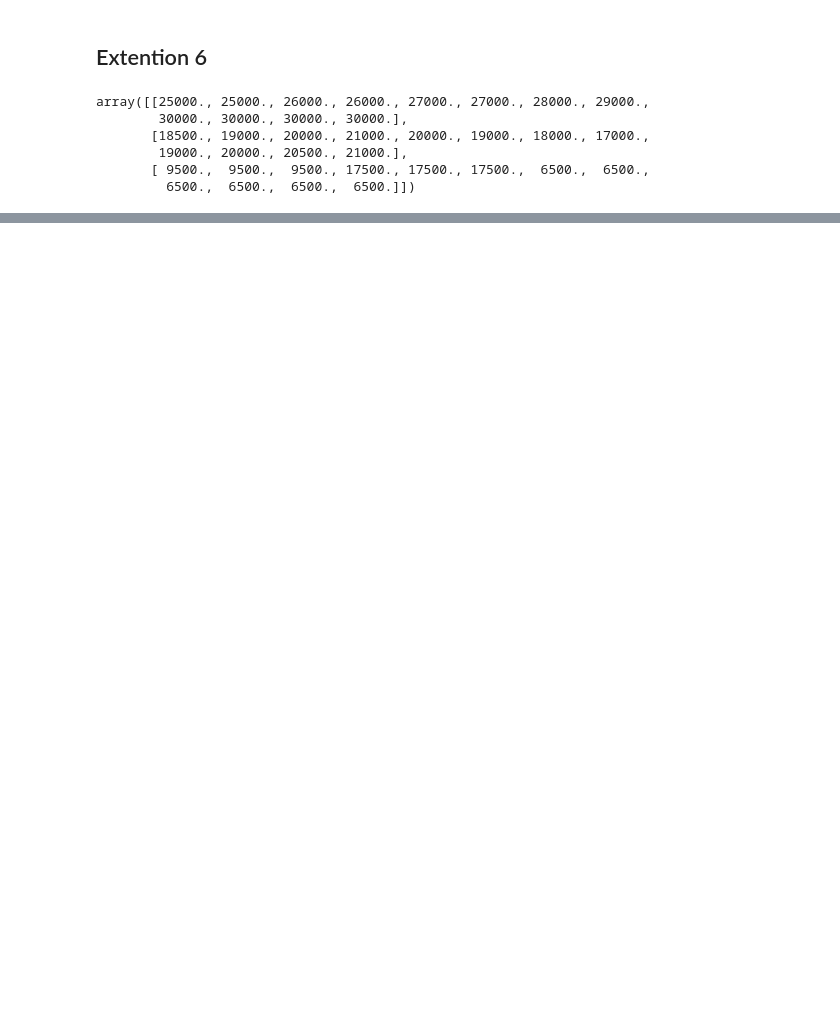
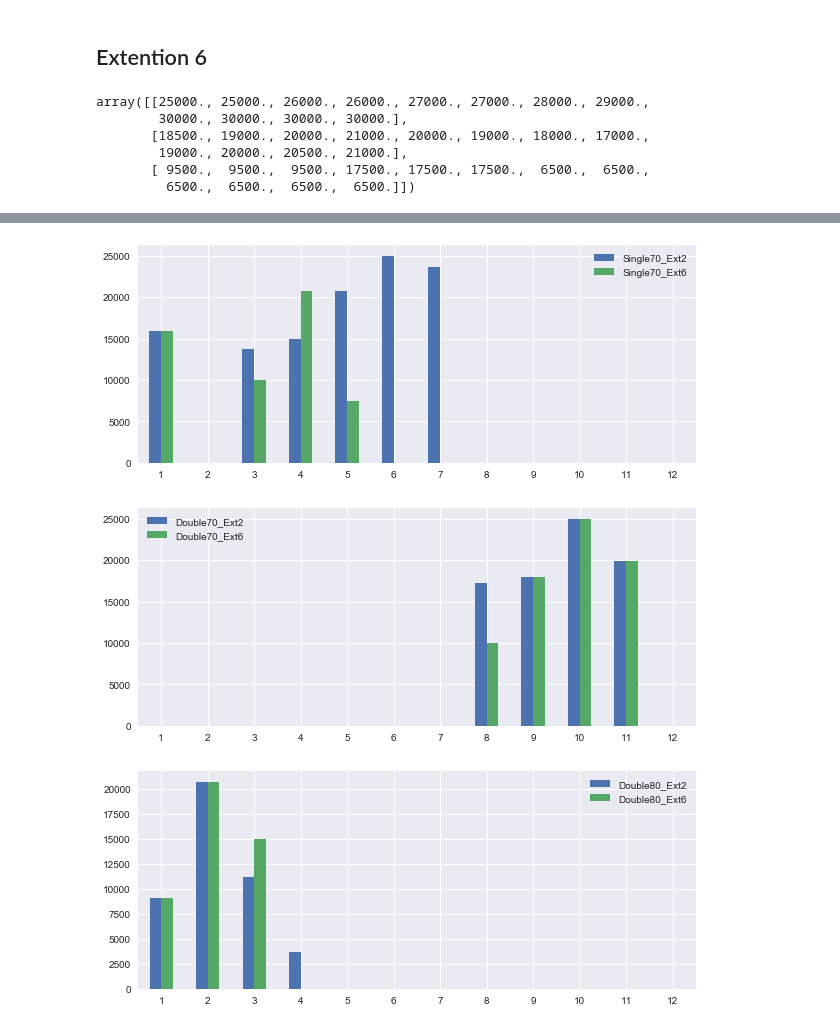
Before and after one commit to harunkivril/IE313_Assignment1, a Jupyter notebook: Harun/Assignment1.ipynb, the cells around one changed output, grey strips where cells are left out. Cells and saved outputs as stored; diff of their text form; code cells hidden in the pictures; blank space fills up the shorter version.

```diff
--- a/Harun/Assignment1.ipynb
+++ b/Harun/Assignment1.ipynb
@@ -521,0 +851,16 @@ M_Base.pprint()
+# %%
+plt.style.use('seaborn')
+fig, ax = plt.subplots(figsize=(10,4))
+ax = ext2['I'][['Single70']].join(ext6['I'][['Single70']], lsuffix='_Ext2', rsuffix='_Ext6').plot.bar(rot=0, ax=ax)
+ax.set_xticklabels(range(1,13))
+fig, ax = plt.subplots(figsize=(10,4))
+ax = ext2['I'][['Double70']].join(ext6['I'][['Double70']], lsuffix='_Ext2', rsuffix='_Ext6').plot.bar(rot=0, ax=ax)
+ax.set_xticklabels(range(1,13))
+fig, ax = plt.subplots(figsize=(10,4))
+ax = ext2['I'][['Double80']].join(ext6['I'][['Double80']], lsuffix='_Ext2', rsuffix='_Ext6').plot.bar(rot=0, ax=ax)
+ax.set_xticklabels(range(1,13))
+plt.show()
+# %% [output]
+[figure, added]
+[figure, added]
+[figure, added]
```
Also changed, not shown: parts of 37 cells of this notebook.
